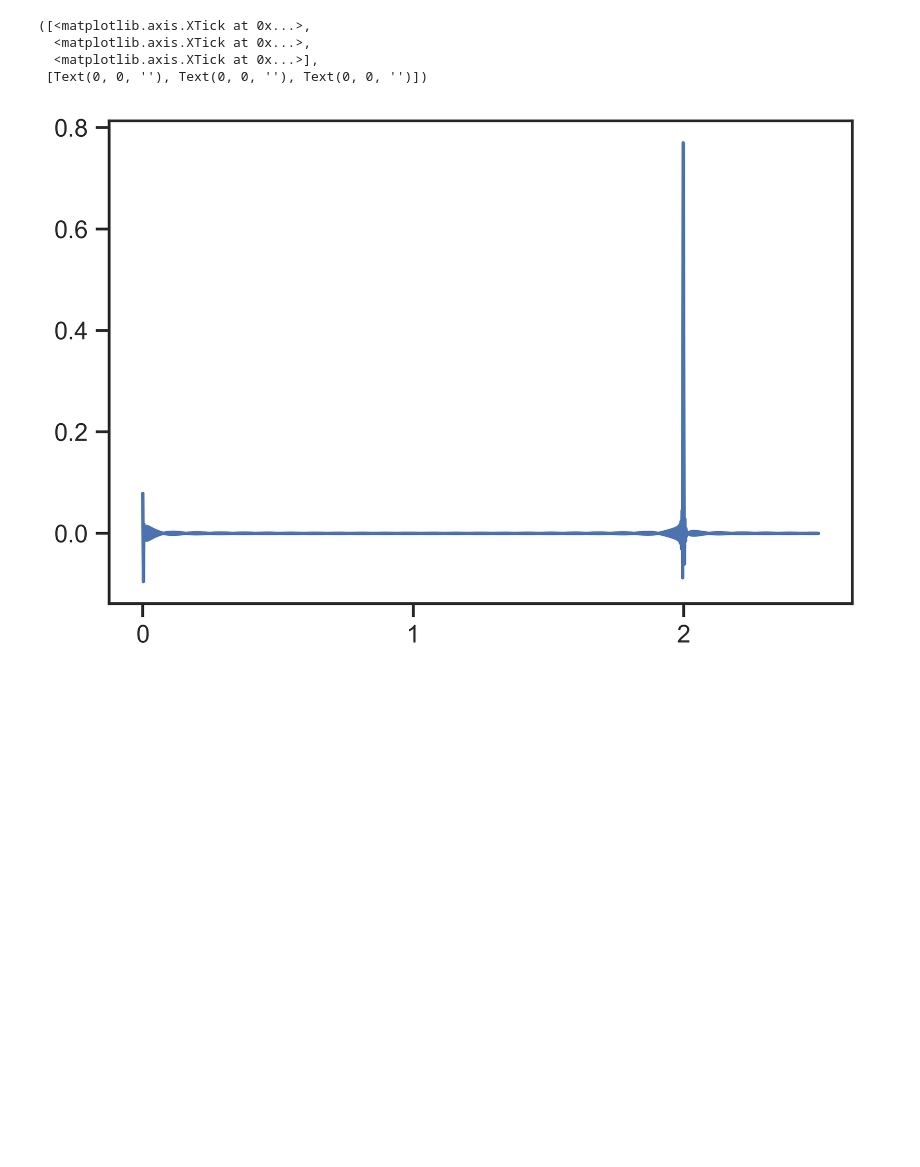
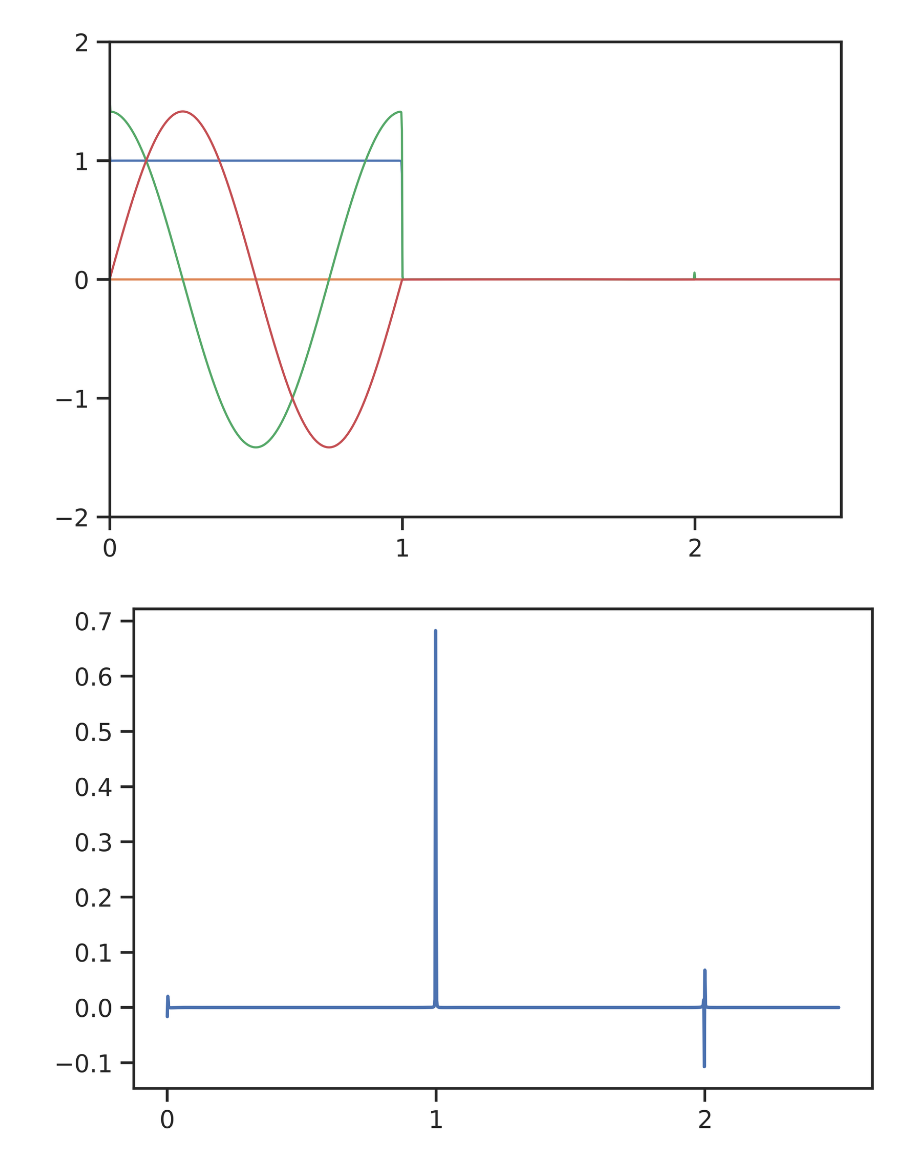
Before and after one commit to state-spaces/s4, a Jupyter notebook: notebooks/ssm_kernels.ipynb, the cells around one changed output. Saved outputs shown, nothing was run; the diff lists cells and outputs as text; code cells hidden in the pictures; blank space fills up the shorter version.

```diff
--- a/notebooks/ssm_kernels.ipynb
+++ b/notebooks/ssm_kernels.ipynb
@@ -36,7 +36,7 @@ def discrete_kernel_sequential(L, A, b, c=None):
     x = np.stack(x, axis=-1)
     return x
 
-def kernel(A, B, C, L=1000, dt=0.01):
+def kernel(A, B, C, L=1000, dt=0.01, disc='zoh'):
     """ This essentially computes the impulse response corresponding to the SSM (A, B, C).
 
     It computes the vector of C * dA^k * dB where dA, dB are the discretized SSM matrices.
@@ -47,7 +47,7 @@ def kernel(A, B, C, L=1000, dt=0.01):
     B = B[:, None]
     C = C[None, :]
     D = np.zeros((1,))
-    dA, dB, dC, dD, _ = signal.cont2discrete((A, B, C, D), dt=dt, method='zoh')
+    dA, dB, dC, dD, _ = signal.cont2discrete((A, B, C, D), dt=dt, method=disc)
 
     dB = dB[:, 0]
     dC = dC[0, :]
@@ -197,26 +201,41 @@ plt.show()
 # %%
-# Plot spiking function. Note that the legt case should provide the Pade approximant of delay network
+# Plot FouT and spiking function. Note that the LegT case should provide the Pade approximant of delay network
 # i.e. the plot should be close to the delta(t-1) function and the Laplace transform of the plot will be Pade approximant of e^(-s))
 
-if measure == 'legt':
-    C = (np.arange(N)*2+1)**.5 * (-1)**np.arange(N)
-    D = 0.
-elif measure in ['fourier', 'fout']:
-    C = B
-    D = 1.
-else: assert False
+measure='fout'
+plot(N=1024, measure=measure, T=2.5, dt=0.002, yticks=[-2.0, -1.0, 0.0, 1.0, 2.0])
 
+def plot_spike(N=1024, measure='fout', T=2.5, dt=0.002, yticks=[], disc='zoh'):
 
-K = kernel(A, B, C, L=L, dt=dt)
-K[0] -= D
-plt.figure()
-plt.plot(x, K)
-plt.xticks([0.0, 1.0, 2.0])
-# plt.yticks([0.0, 0.5, 1.0])
+    A, B = transition(measure, N)
+    B = B[:, 0]
+    C = np.random.normal(size=N)
+
+    L = round(T/dt)
+    x = np.arange(0, T, dt)
+
+    if measure == 'legt':
+        C = (np.arange(N)*2+1)**.5 * (-1)**np.arange(N)
+        D = 0.
+    elif measure in ['fourier', 'fout']:
+        C = B
+        D = 1.
+    else: assert False
+
+    K = kernel(A, B, C, L=L, dt=dt)
+    K[0] -= D
+    plt.figure()
+    plt.plot(x, K)
+    plt.xticks([0.0, 1.0, 2.0])
+    if yticks is not None: plt.yticks(yticks)
+    # plt.yticks([0.0, 0.5, 1.0])
+
+    plt.ioff()
+    plt.show()
+    plt.close()
+
+plot_spike(N=1024, measure=measure, T=2.5, dt=0.002, yticks=None)
 # %% [output]
-([<matplotlib.axis.XTick at 0x...>,
-  <matplotlib.axis.XTick at 0x...>,
-  <matplotlib.axis.XTick at 0x...>],
- [Text(0, 0, ''), Text(0, 0, ''), Text(0, 0, '')])
-[figure, old version]
+[figure, new version]
+[figure, added]
 # %%
```
Also changed, not shown: parts of 4 cells of this notebook, 3 other files.
